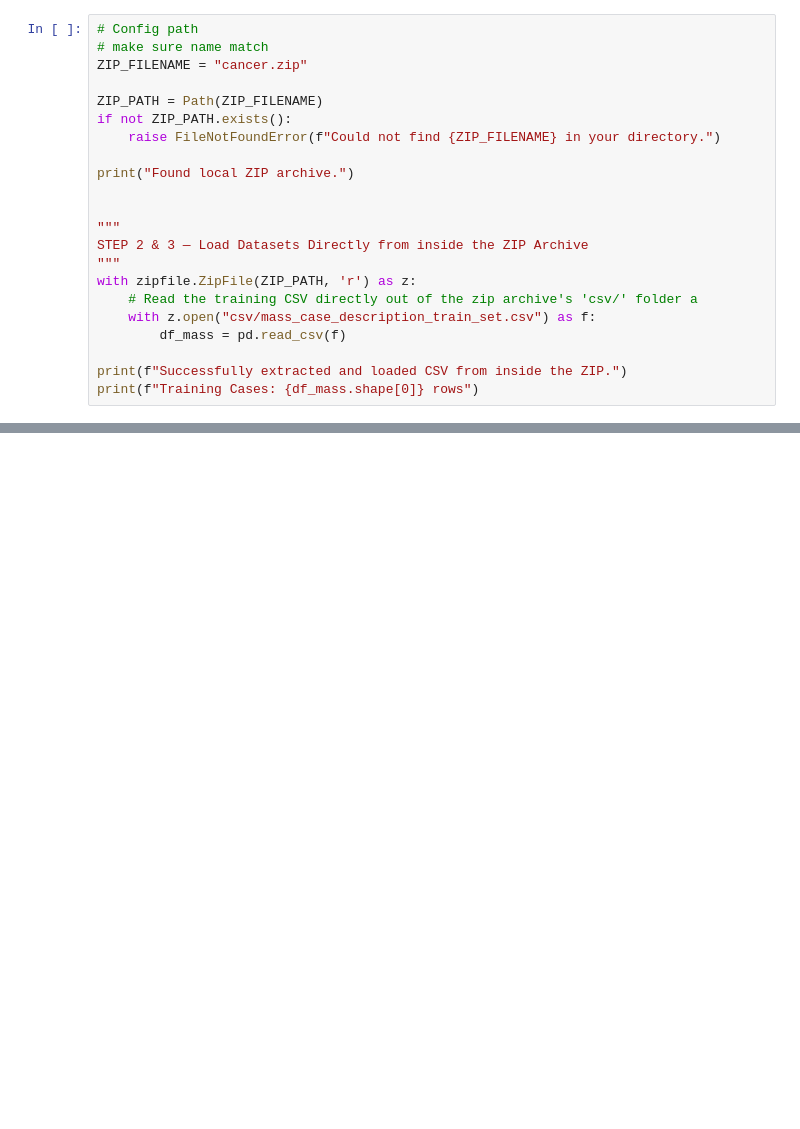
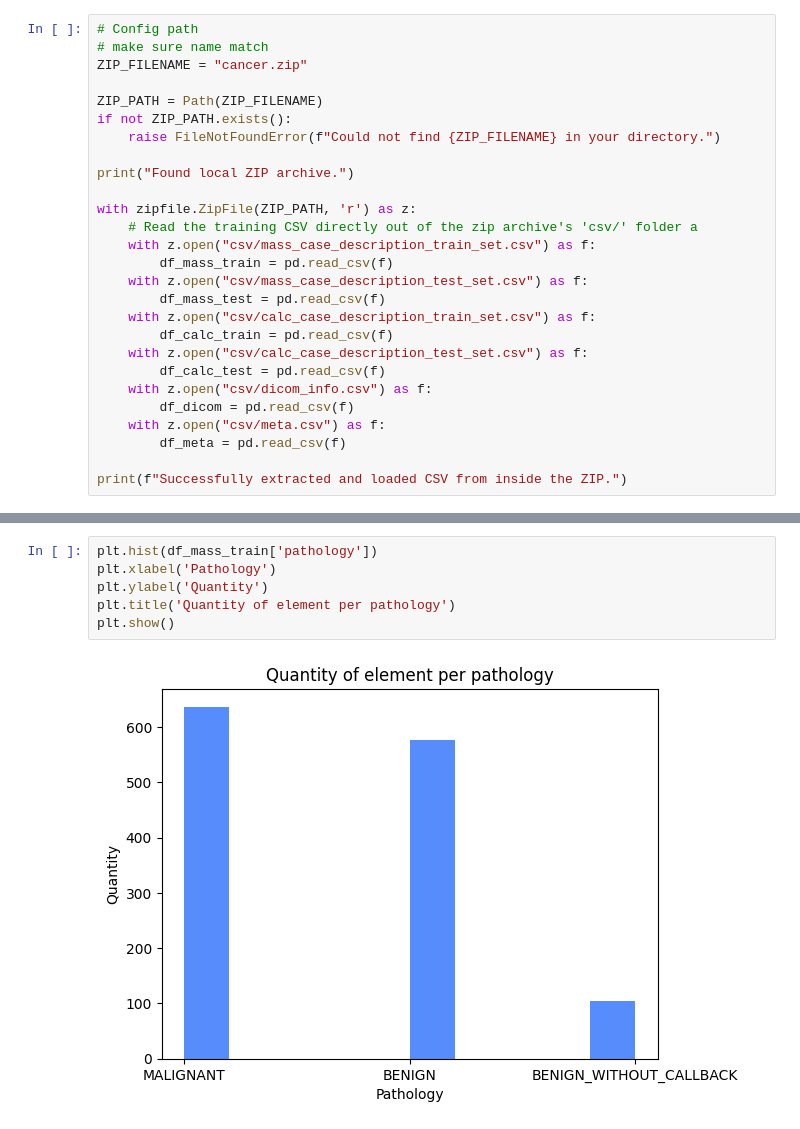
Before and after one commit to Graim-lee/From-analysing-digits-to-identifying-cancer, a Jupyter notebook: cancer.ipynb, the cells around one changed output, grey strips where cells are left out. Cells and saved outputs as stored; diff of their text form; blank space fills up the shorter version.

```diff
--- a/cancer.ipynb
+++ b/cancer.ipynb
@@ -13,17 +22,22 @@ if not ZIP_PATH.exists():
 
 print("Found local ZIP archive.")
 
-
-"""
-STEP 2 & 3 — Load Datasets Directly from inside the ZIP Archive
-"""
 with zipfile.ZipFile(ZIP_PATH, 'r') as z:
     # Read the training CSV directly out of the zip archive's 'csv/' folder a
     with z.open("csv/mass_case_description_train_set.csv") as f:
-        df_mass = pd.read_csv(f)
+        df_mass_train = pd.read_csv(f)
+    with z.open("csv/mass_case_description_test_set.csv") as f:
+        df_mass_test = pd.read_csv(f)
+    with z.open("csv/calc_case_description_train_set.csv") as f:
+        df_calc_train = pd.read_csv(f)
+    with z.open("csv/calc_case_description_test_set.csv") as f:
+        df_calc_test = pd.read_csv(f)
+    with z.open("csv/dicom_info.csv") as f:
+        df_dicom = pd.read_csv(f)
+    with z.open("csv/meta.csv") as f:
+        df_meta = pd.read_csv(f)
 
 print(f"Successfully extracted and loaded CSV from inside the ZIP.")
-print(f"Training Cases: {df_mass.shape[0]} rows")
 # %% [output]
 Found local ZIP archive.
 Successfully extracted and loaded CSV from inside the ZIP.
@@ -46,0 +223,8 @@ df_mass
+# %%
+plt.hist(df_mass_train['pathology'])
+plt.xlabel('Pathology')
+plt.ylabel('Quantity')
+plt.title('Quantity of element per pathology')
+plt.show()
+# %% [output]
+[figure, added]
```
Also changed, not shown: parts of 38 cells of this notebook, 1 other file.
